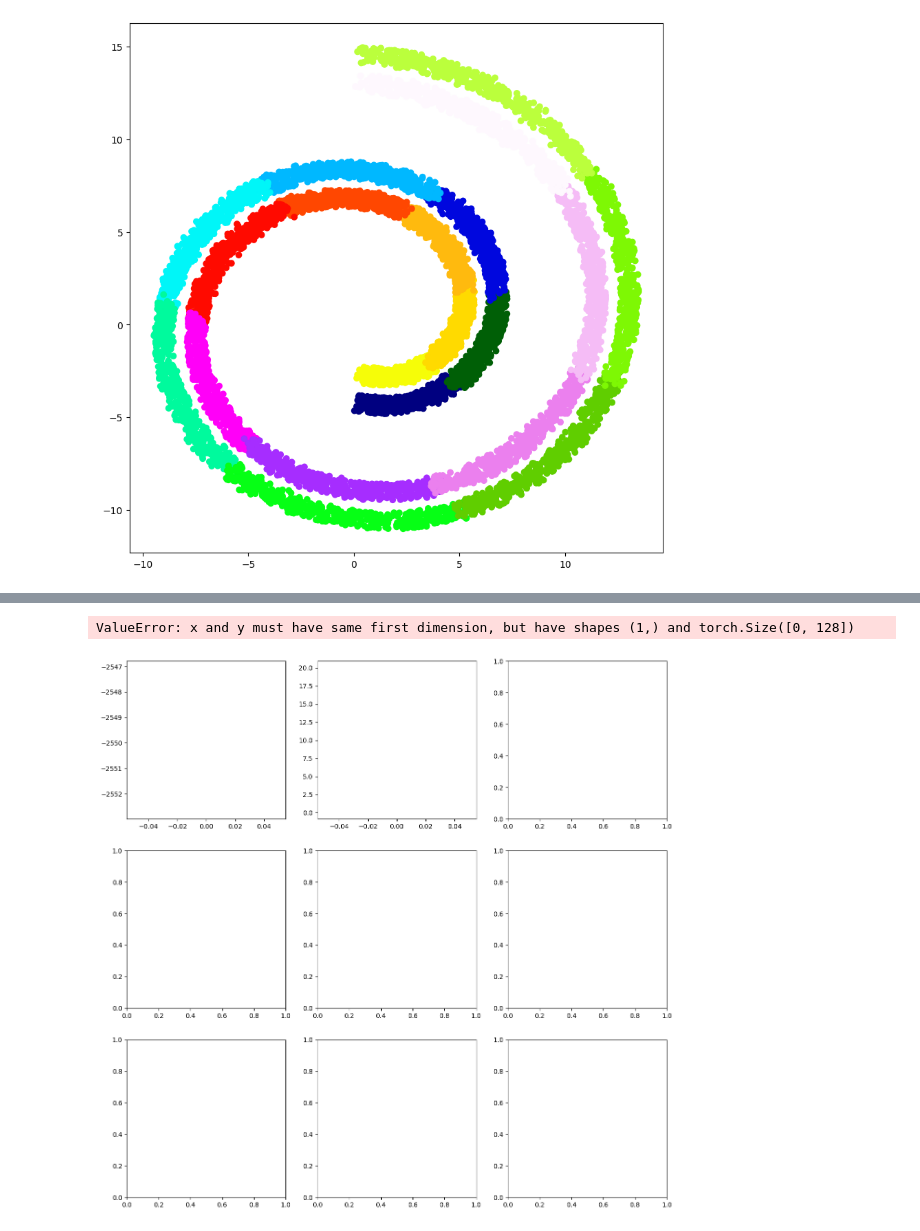
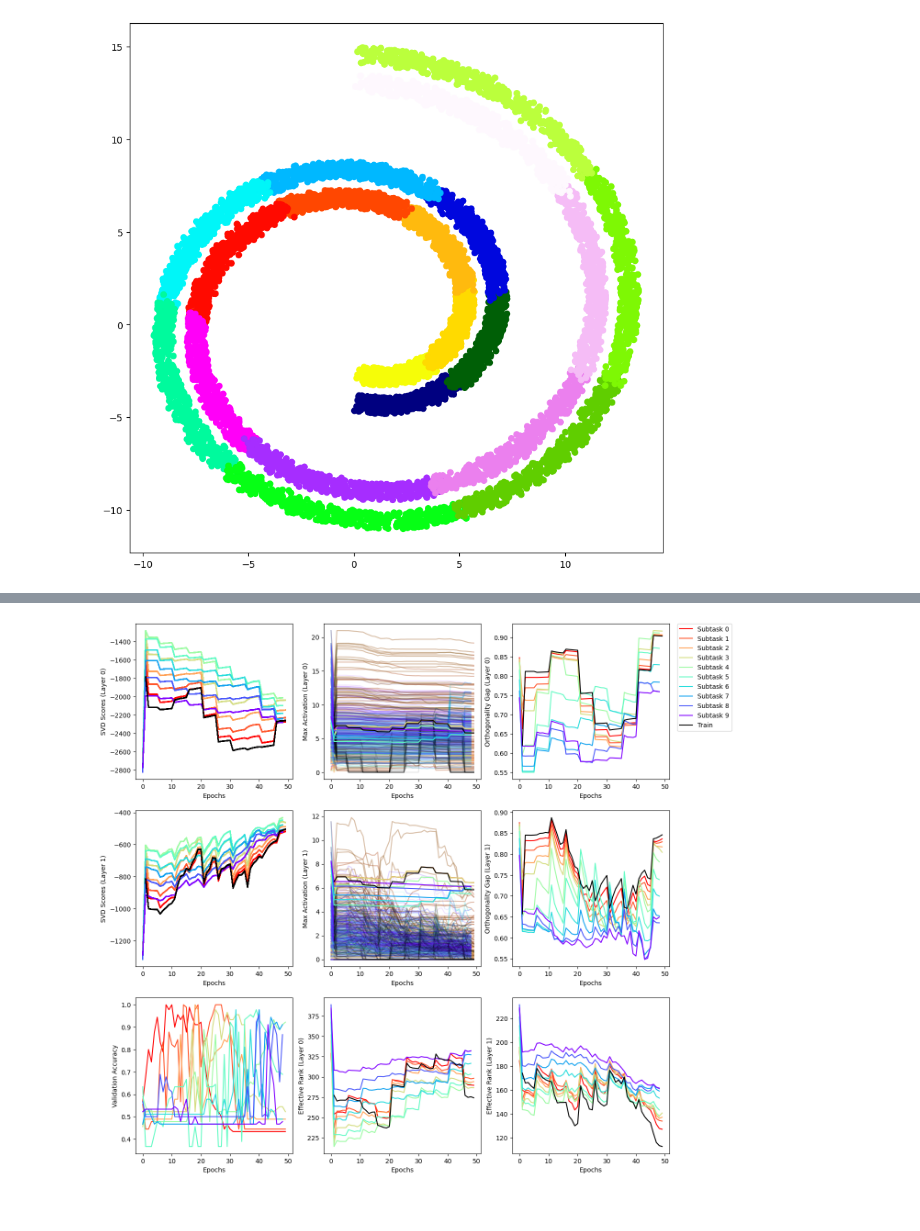
Before and after one commit to k8lion/GrowAndPrune, a Jupyter notebook: src/sandbox.ipynb, the cells around one changed output, grey strips where cells are left out. Saved outputs shown, nothing was run; the diff lists cells and outputs as text; code cells hidden in the pictures.

```diff
--- a/src/sandbox.ipynb
+++ b/src/sandbox.ipynb
@@ -212,7 +212,7 @@ model = ModSequential(
         ModLinear(2, hidden[0], masked=True, prebatchnorm=False, learnable_mask=True),
         ModLinear(hidden[0], hidden[1], masked=True, prebatchnorm=False, learnable_mask=True),
         ModLinear(hidden[1], 2, masked=True, prebatchnorm=False, nonlinearity=""),
-        track_activations=10,
+        track_activations=2,
         track_auxiliary_gradients=True
     ).to(device)
 optimizer = torch.optim.SGD(model.parameters(), lr=0.01)
@@ -302,37 +304,38 @@ else:
 
 colors = [cmap(i) for i in np.linspace(1, 0, k)]
 fig, axs = plt.subplots(3,3, figsize=(15,15))
 for layer in range(2):
     for i, scores in enumerate(svd_scores[layer]):
         axs[layer,1].plot(timestamps[i][-len(stat[layer][i]):], stat[layer][i].detach(), color=colors[i] if i < k else "black", alpha=0.1)
         for neuron in range(scores.shape[1]):
             axs[layer,0].plot(timestamps[i][-len(scores[:,neuron]):], scores[:,neuron].detach(), color=colors[i] if i < k else "black", label=None if neuron > 0 else "Subtask {}".format(i) if i < k else "Train")
     axs[layer,0].set_xlabel("Epochs")
-    axs[layer,0].set_ylabel("SVD Scores")
+    axs[layer,0].set_ylabel("SVD Scores (Layer {})".format(layer))
 
     for i, gaps in enumerate(orthog_gaps[0]):
         axs[layer,2].plot(timestamps[i][-len(orthog_gaps[layer][i]):], orthog_gaps[layer][i], color=colors[i] if i < k else "black", label="Subtask {}".format(i)  if i < k else "Train")
-        axs[2, layer+1].plot(timestamps[i][-len(effective_rank[layer][i]):], effective_rank[layer][i], color=colors[i] if i < k else "black", label="Subtask {}".format(i)  if i < k else "Train")
+        axs[2, layer+1].plot(timestamps[i][-len(effective_ranks[layer][i]):], effective_ranks[layer][i], color=colors[i] if i < k else "black", label="Subtask {}".format(i)  if i < k else "Train")
         #axs[1,0].fill_between(timestamps[i][-len(stat[i]):], torch.mean(stat[i], dim=1).detach()-torch.std(stat[i], dim=1).detach(), torch.mean(stat[i], dim=1).detach()+torch.std(maxes[i], dim=1).detach(), color=colors[i] if i < k else "black", alpha=0.2)
         axs[layer,1].plot(timestamps[i][-len(stat[0][i]):], torch.mean(stat[0][i], dim=1).detach(), color=colors[i] if i < k else "black", label="Subtask {}".format(i)  if i < k else "Train")
         if i < len(accs)-1 and layer == 0:
             try:
                 axs[2,0].plot(timestamps[i][-len(accs[i]):], accs[i], color=colors[i] if i < k else "black", label="Subtask {}".format(i))
             except:
                 axs[2,0].plot(timestamps[i][-len(accs[i]):]+[timestamps[i][-1]+1], accs[i], color=colors[i] if i < k else "black", label="Subtask {}".format(i))
     axs[layer,1].set_xlabel("Epochs")
-    axs[layer,2].set_ylabel("Orthogonality Gap")
+    axs[layer,2].set_ylabel("Orthogonality Gap (Layer {})".format(layer))
     axs[layer,2].set_xlabel("Epochs")
+    axs[2, layer+1].set_ylabel("Effective Rank (Layer {})".format(layer))
+    axs[2, layer+1].set_xlabel("Epochs")
     if use_maxes:
-        axs[layer,1].set_ylabel("Max Activation")
+        axs[layer,1].set_ylabel("Max Activation (Layer {})".format(layer))
     else:
-        axs[layer,1].set_ylabel("Activation Variance")
+        axs[layer,1].set_ylabel("Activation Variance (Layer {})".format(layer))
     #make y axis log scale
     #axs[1,0].set_yscale('log')
 axs[2,0].set_xlabel("Epochs")
 axs[2,0].set_ylabel("Validation Accuracy")
 axs[0,2].legend(bbox_to_anchor=(1.05, 1), loc='upper left', borderaxespad=0.)
 plt.show()
 # %% [output]
-ValueError: x and y must have same first dimension, but have shapes (1,) and torch.Size([0, 128])
-[figure, old version]
+[figure, new version]
```
Also changed, not shown: parts of 1 cell of this notebook.
